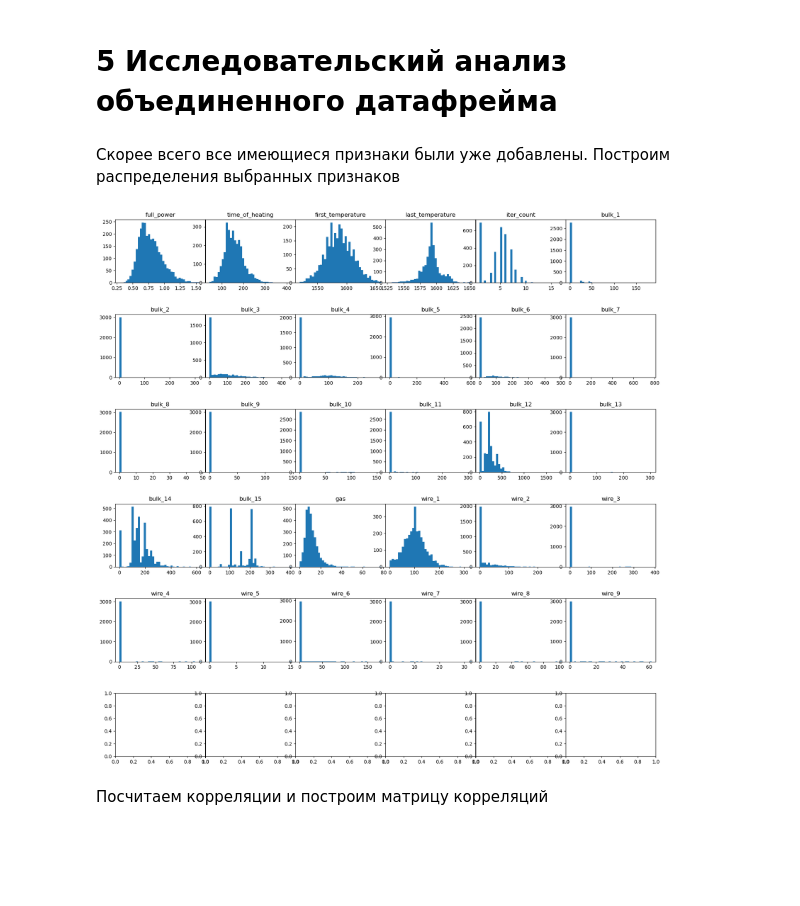
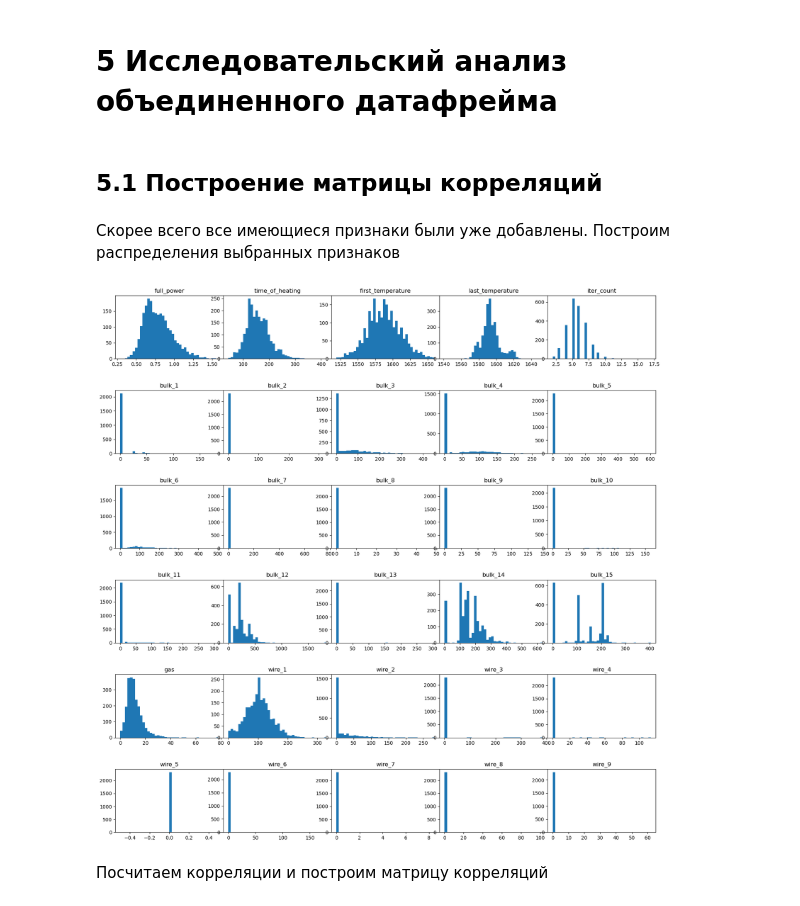
Before and after one commit to DmitrijUsachev/final_project, a Jupyter notebook: final_project.ipynb, the cells around one changed output. Drawn from its saved outputs; the diff is of its cells as text; code cells hidden in the pictures; blank space fills up the shorter version.

```diff
--- a/final_project.ipynb
+++ b/final_project.ipynb
@@ -896,0 +1135,2 @@ temp_new = temp_new[temp_new.temperature > 1500]
+# %%
+temp_new = temp_new[~temp_new.key.isin(key_to_delete)]
@@ -951,4 +1183,10 @@ temp_to_join = first_last_temperature(temp_new)
+# %%
+temp_to_join = pd.DataFrame()
+# %%
+temp_to_join['first_temperature'] = temp_new.groupby('key').agg({'temperature':['first']})
+temp_to_join['last_temperature'] = temp_new.groupby('key').agg({'temperature':['last']})
+temp_to_join['iter_count'] = temp_new.groupby('key').key.count()
 # %%
-temp_to_join.first_temperature = temp_to_join.first_temperature.astype(float)
-temp_to_join.last_temperature = temp_to_join.last_temperature.astype(float)
-temp_to_join.iter_count = temp_to_join.iter_count.astype(float)
+#temp_to_join.first_temperature = temp_to_join.first_temperature.astype(float)
+#temp_to_join.last_temperature = temp_to_join.last_temperature.astype(float)
+#temp_to_join.iter_count = temp_to_join.iter_count.astype(float)
@@ -1135,12 +1395,14 @@ wire_9               0
 dtype: int64
 # %% [markdown]
 # 5 Исследовательский анализ объединенного датафрейма
+# %% [markdown]
+## 5.1 Построение матрицы корреляций
 # %% [markdown]
 Скорее всего все имеющиеся признаки были уже добавлены. Построим распределения выбранных признаков
 # %%
-plot_cycle(united_new, united_new.columns, 6, 6, 40)
+plot_cycle(united_new, united_new.columns, 6, 5, 40)
 # %% [output]
-[figure, old version]
+[figure, new version]
 # %% [markdown]
 Посчитаем корреляции и построим матрицу корреляций
 # %%
```
Also changed, not shown: parts of 122 cells of this notebook.
